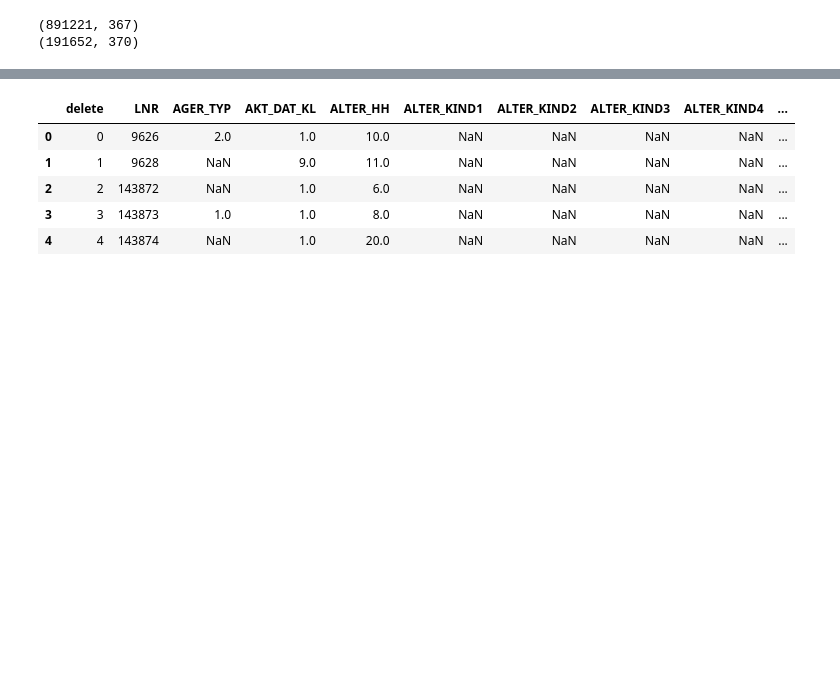
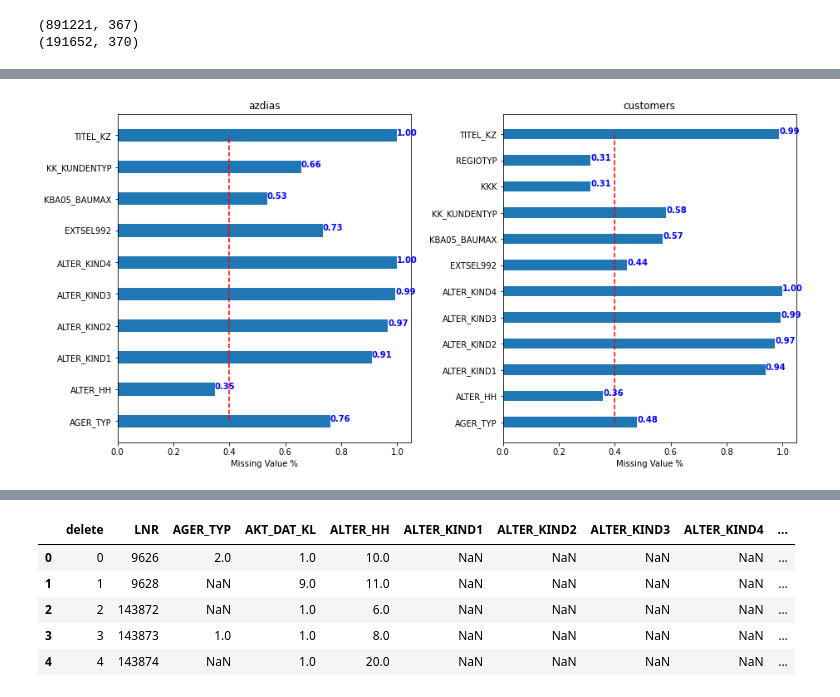
Before and after one commit to supulij/Arvato-Customer-Segmentation-for-mail-order, a Jupyter notebook: Arvato Project Workbook .ipynb, the cells around one changed output, grey strips where cells are left out. Cells and saved outputs as stored; diff of their text form; code cells hidden in the pictures; blank space fills up the shorter version.

```diff
--- a/Arvato Project Workbook .ipynb
+++ b/Arvato Project Workbook .ipynb
@@ -185,0 +148,47 @@ print(customers.shape)
+# %%
+#replace null value codes with np.nan in the df
+azdias.replace(null_columns, np.nan, inplace=True)
+customers.replace(null_columns, np.nan, inplace=True)
+# %%
+#function to plot missing values percentage for features.
+
+def plot_missingvalues_percentage(df_list, limit, plot_titles):
+    """
+    This function will take dataframes and calcualte the missing value percentage of each feature.
+    Then plot the percentage above a set limit.
+
+    Args: dataframe list, missing value percentage limit to plot, plot titles
+    Return: None
+
+    """
+    Dataset = df_list
+    missing_limit = limit   #set the limit for missing values to plot.
+    titles = plot_titles
+
+    fig, axes = plt.subplots(figsize=(14, 8) , nrows = 1, ncols = len(Dataset))  # Set up the matplotlib figure
+    fig.tight_layout(pad=8.0)
+
+    for i,data in enumerate(Dataset):
+        feature =[]
+        missing_value =[]
+        total = data.shape[0]
+
+        for column in data:
+            missing_col = 1-(data[column].count()/total)     #calculate the missing value percentage
+            if  missing_col >= missing_limit:
+                feature.append(column)
+                missing_value.append(missing_col)
+
+        axes[i].barh(y = feature, width=missing_value, height=0.4)  #plot the graph
+        axes[i].set(xlabel='Missing Value %')
+        axes[i].set_title(titles[i])
+        axes[i].vlines(x = 0.4, ymin =feature[0], ymax=feature[-1], colors='r', linestyles='dashed') #add a cutoffline to plot
+        for u, v in enumerate(missing_value):
+            value = "{:.2f}".format(v)
+            axes[i].text(v, u, str(value), color='blue', fontweight='bold')
+# %%
+data_list = [azdias, customers]
+data_titles = ['azdias', 'customers']
+plot_missingvalues_percentage(data_list, 0.3, data_titles)
+# %% [output]
+[figure, added]
```
Also changed, not shown: parts of 35 cells of this notebook.
